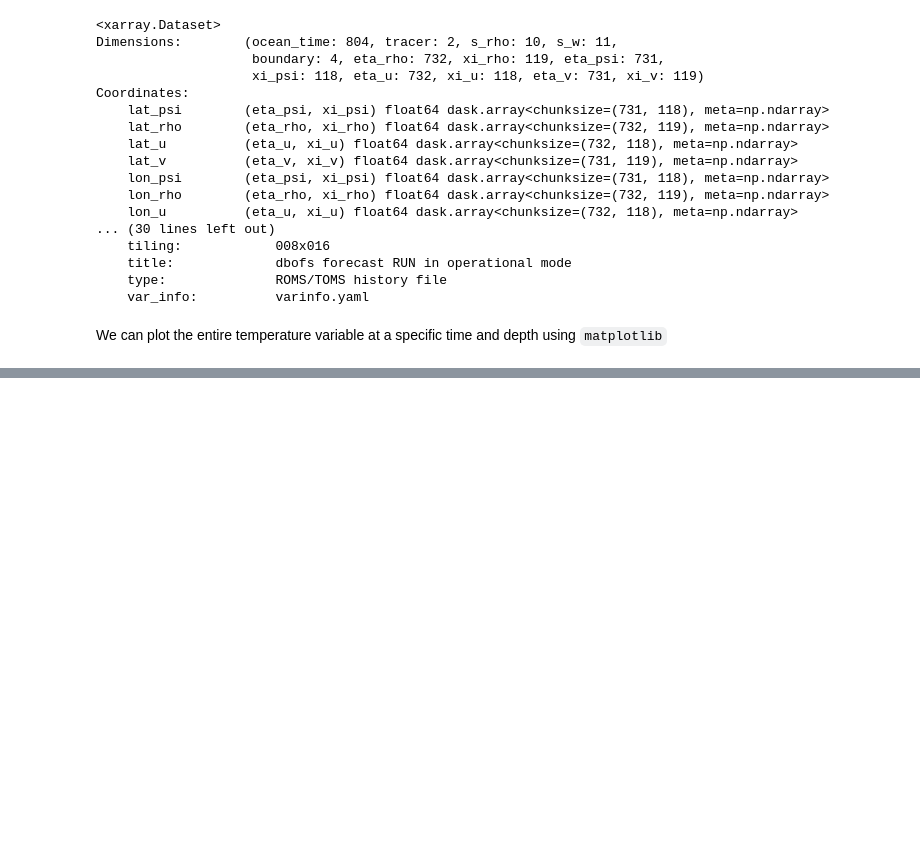
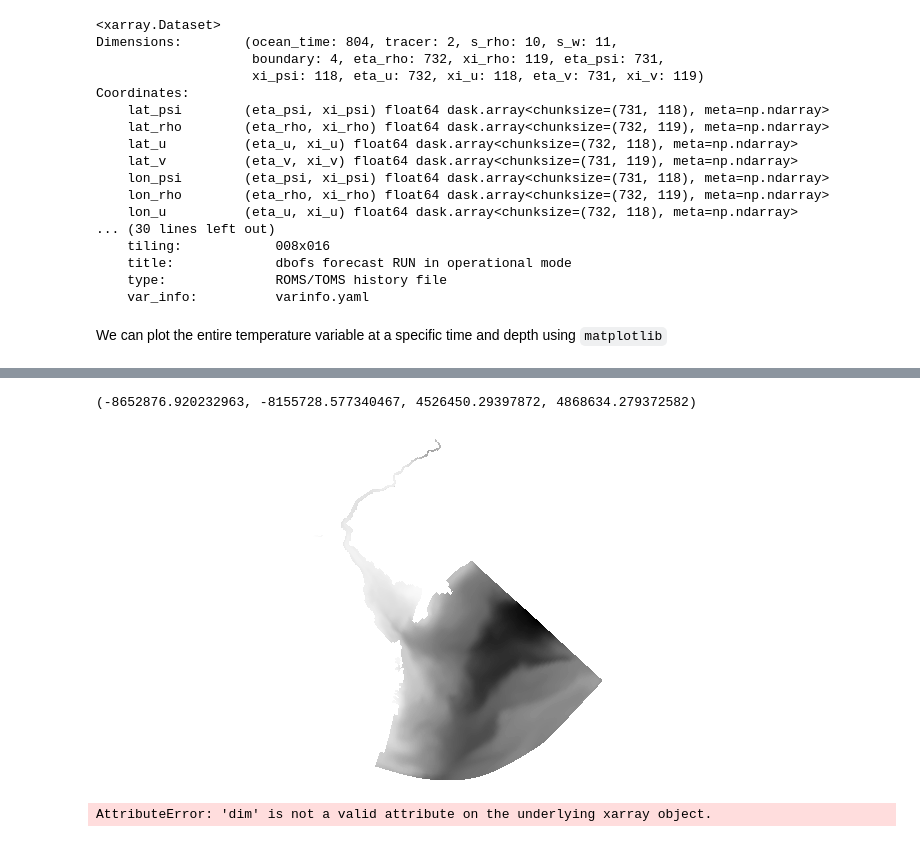
Before and after one commit to mpiannucci/ocean-notebooks, a Jupyter notebook: dbofs_best_remote.ipynb, the cells around one changed output, grey strips where cells are left out. Saved outputs shown, nothing was run; the diff lists cells and outputs as text; code cells hidden in the pictures; blank space fills up the shorter version.

```diff
--- a/dbofs_best_remote.ipynb
+++ b/dbofs_best_remote.ipynb
@@ -73,0 +86,7 @@ ax.axis('off')
+# %%
+%%time
+ax = plt.axes(projection=ccrs.Mercator())
+ax.tricontourf(triang, z, cmap='Greys_r', transform=ccrs.PlateCarree(), levels=200)
+ax.set_extent([x.min(), x.max(), y.min(), y.max()], crs=ccrs.PlateCarree())
+ax.axis('off')
+# %% [output]
@@ -73,0 +95,7 @@ ax.axis('off')
+(-8652876.920232963, -8155728.577340467, 4526450.29397872, 4868634.279372582)
+[figure, added]
+# %%
+import cf_xarray
+ds.temp.cf.dim['latitude']
+# %% [output]
+AttributeError: 'dim' is not a valid attribute on the underlying xarray object.
```
Also changed, not shown: parts of 7 cells of this notebook, 3 other files.
